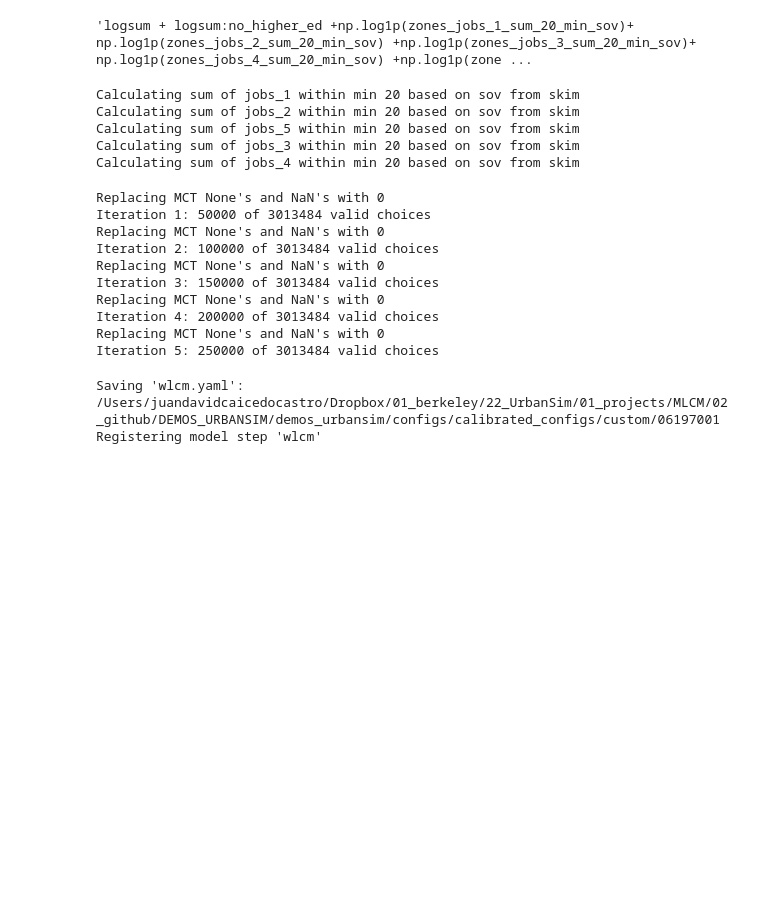
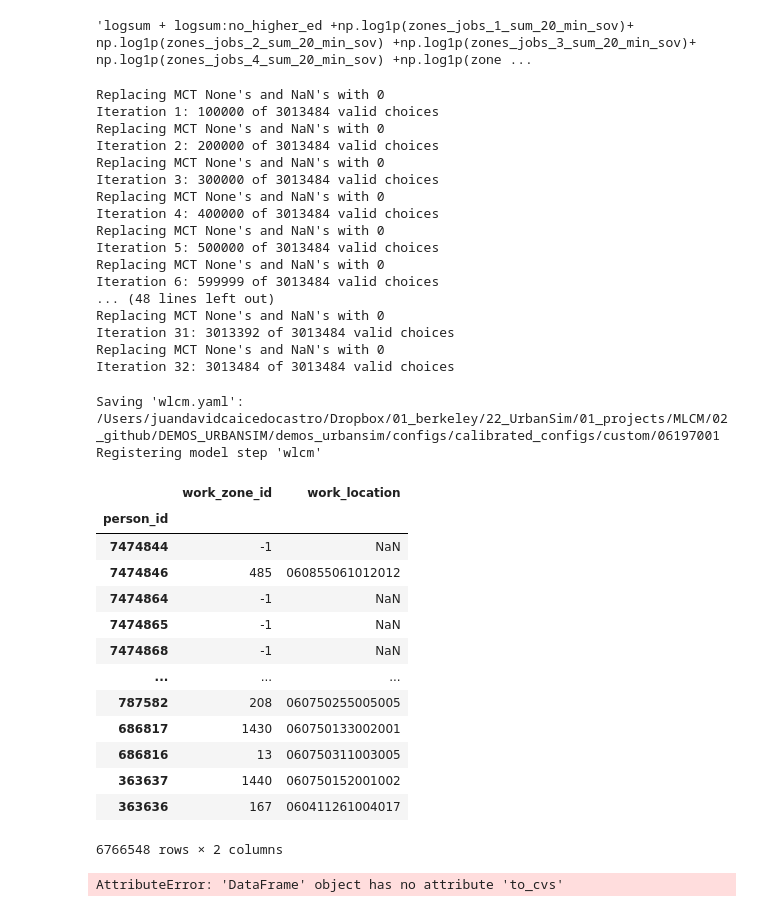
Before and after one commit to urbansim/LBNL_DEMOS, a Jupyter notebook: demos_urbansim/notebooks/WLCM_estimation.ipynb, the cells around one changed output. Cells and saved outputs as stored; diff of their text form; code cells hidden in the pictures; blank space fills up the shorter version.

```diff
--- a/demos_urbansim/notebooks/WLCM_estimation.ipynb
+++ b/demos_urbansim/notebooks/WLCM_estimation.ipynb
@@ -220,23 +262,25 @@ m.mct_intx_ops = mct_intx_ops
 # %%
 # orca.get_table('blocks').columns
 # %%
-m.run(chooser_batch_size = 50000)
+m.run(chooser_batch_size = 100000)
 # %% [output]
-Calculating sum of jobs_1 within min 20 based on sov from skim
-Calculating sum of jobs_2 within min 20 based on sov from skim
-Calculating sum of jobs_5 within min 20 based on sov from skim
-Calculating sum of jobs_3 within min 20 based on sov from skim
-Calculating sum of jobs_4 within min 20 based on sov from skim
+Replacing MCT None's and NaN's with 0
+Iteration 1: 100000 of 3013484 valid choices
+Replacing MCT None's and NaN's with 0
+Iteration 2: 200000 of 3013484 valid choices
+Replacing MCT None's and NaN's with 0
+Iteration 3: 300000 of 3013484 valid choices
+Replacing MCT None's and NaN's with 0
+Iteration 4: 400000 of 3013484 valid choices
+Replacing MCT None's and NaN's with 0
+Iteration 5: 500000 of 3013484 valid choices
+Replacing MCT None's and NaN's with 0
+Iteration 6: 599999 of 3013484 valid choices
+... (48 lines left out)
+Replacing MCT None's and NaN's with 0
+Iteration 31: 3013392 of 3013484 valid choices
+Replacing MCT None's and NaN's with 0
+Iteration 32: 3013484 of 3013484 valid choices
-Replacing MCT None's and NaN's with 0
-Iteration 1: 50000 of 3013484 valid choices
-Replacing MCT None's and NaN's with 0
-Iteration 2: 100000 of 3013484 valid choices
-Replacing MCT None's and NaN's with 0
-Iteration 3: 150000 of 3013484 valid choices
-Replacing MCT None's and NaN's with 0
-Iteration 4: 200000 of 3013484 valid choices
-Replacing MCT None's and NaN's with 0
-Iteration 5: 250000 of 3013484 valid choices
 # %%
 mm.register(m)
 # %% [output]
@@ -247,5 +291,24 @@ orca.list_steps()
 # %%
 orca.run(['work_location'])
 # %%
-work_block_id = orca.get_table('persons').to_frame(columns = ['work_block_id'])
+work_block_id = orca.get_table('persons').to_frame(columns = ['work_location', 'work_zone_id'])
 work_block_id
+# %% [output]
+|  | work_zone_id | work_location |
+| person_id |  |  |
+| 7474844 | -1 | NaN |
+| 7474846 | 485 | 060855061012012 |
+| 7474864 | -1 | NaN |
+| 7474865 | -1 | NaN |
+| 7474868 | -1 | NaN |
+| ... | ... | ... |
+| 787582 | 208 | 060750255005005 |
+| 686817 | 1430 | 060750133002001 |
+| 686816 | 13 | 060750311003005 |
+| 363637 | 1440 | 060750152001002 |
+| 363636 | 167 | 060411261004017 |
+6766548 rows × 2 columns
+# %%
+work_block_id.to_cvs('work_location_results.csv')
+# %% [output]
+AttributeError: 'DataFrame' object has no attribute 'to_cvs'
```
Also changed, not shown: parts of 7 cells of this notebook, 4 other files.
